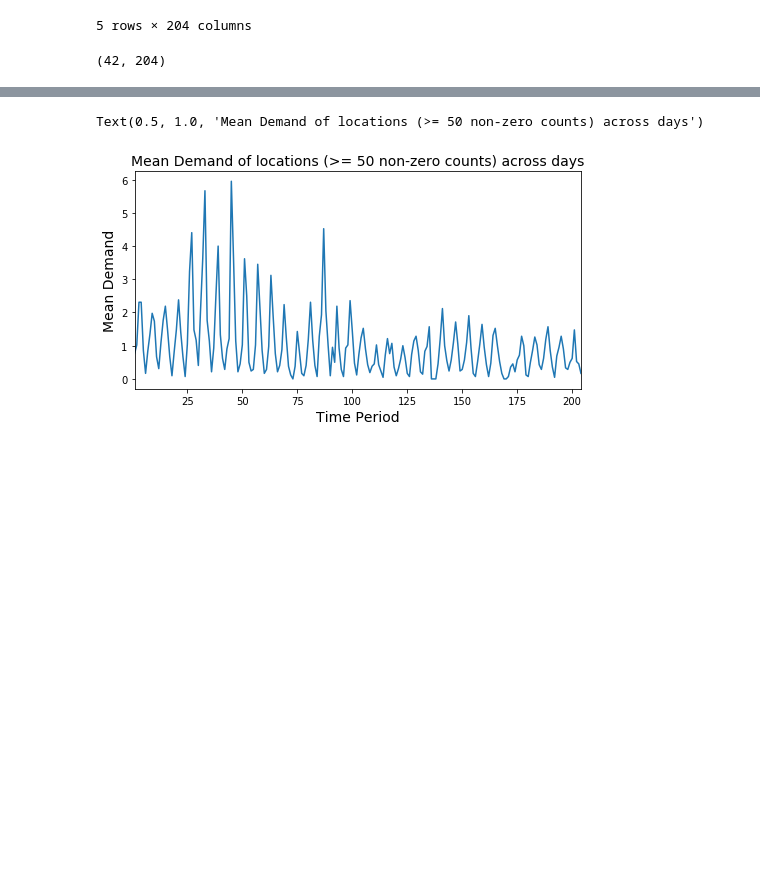
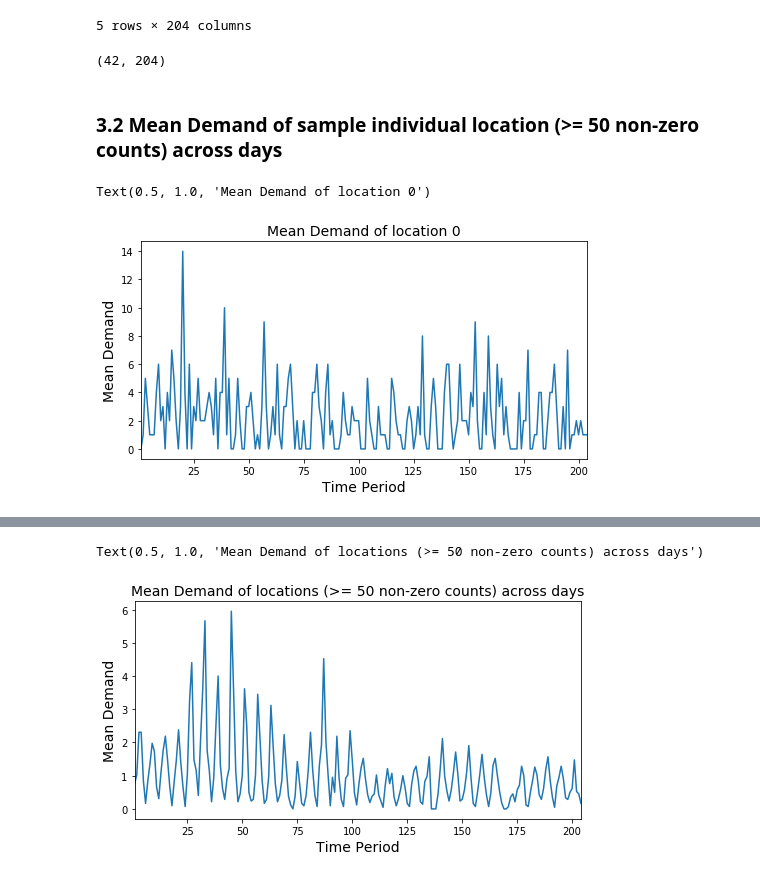
Before and after one commit to Angps1995/Spatial-Temporal-Models-for-delivery-demand-forecast, a Jupyter notebook: ExploratoryAnalysis/ExploratoryAnalysis.ipynb, the cells around one changed output, grey strips where cells are left out. Drawn from its saved outputs; the diff is of its cells as text; code cells hidden in the pictures; blank space fills up the shorter version.

```diff
--- a/ExploratoryAnalysis/ExploratoryAnalysis.ipynb
+++ b/ExploratoryAnalysis/ExploratoryAnalysis.ipynb
@@ -118,3 +118,14 @@ df_atleast_50_cts.head()
 df_atleast_50_cts.shape
 # %% [output]
 (42, 204)
+# %% [markdown]
+### **3.2 Mean Demand of sample individual location (>= 50 non-zero counts) across days**
+# %%
+mean_demand_0 = df_atleast_50_cts.iloc[0,:]
+mean_demand_0.plot(figsize=(8,4))
+plt.xlabel("Time Period", fontsize = 14)
+plt.ylabel("Mean Demand", fontsize = 14)
+plt.title("Mean Demand of location 0", fontsize = 14)
+# %% [output]
+Text(0.5, 1.0, 'Mean Demand of location 0')
+[figure, added]
```
Also changed, not shown: parts of 11 cells of this notebook.
